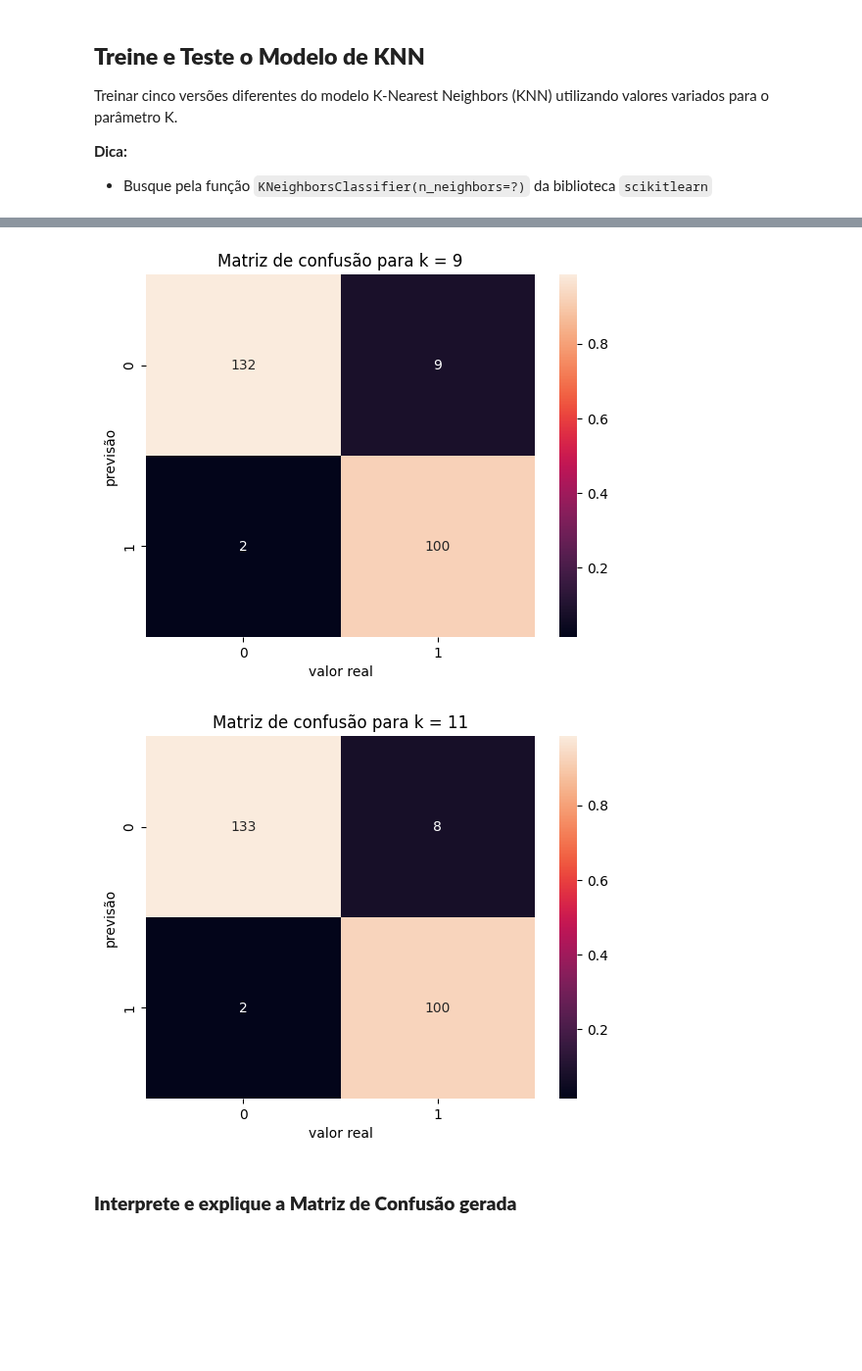
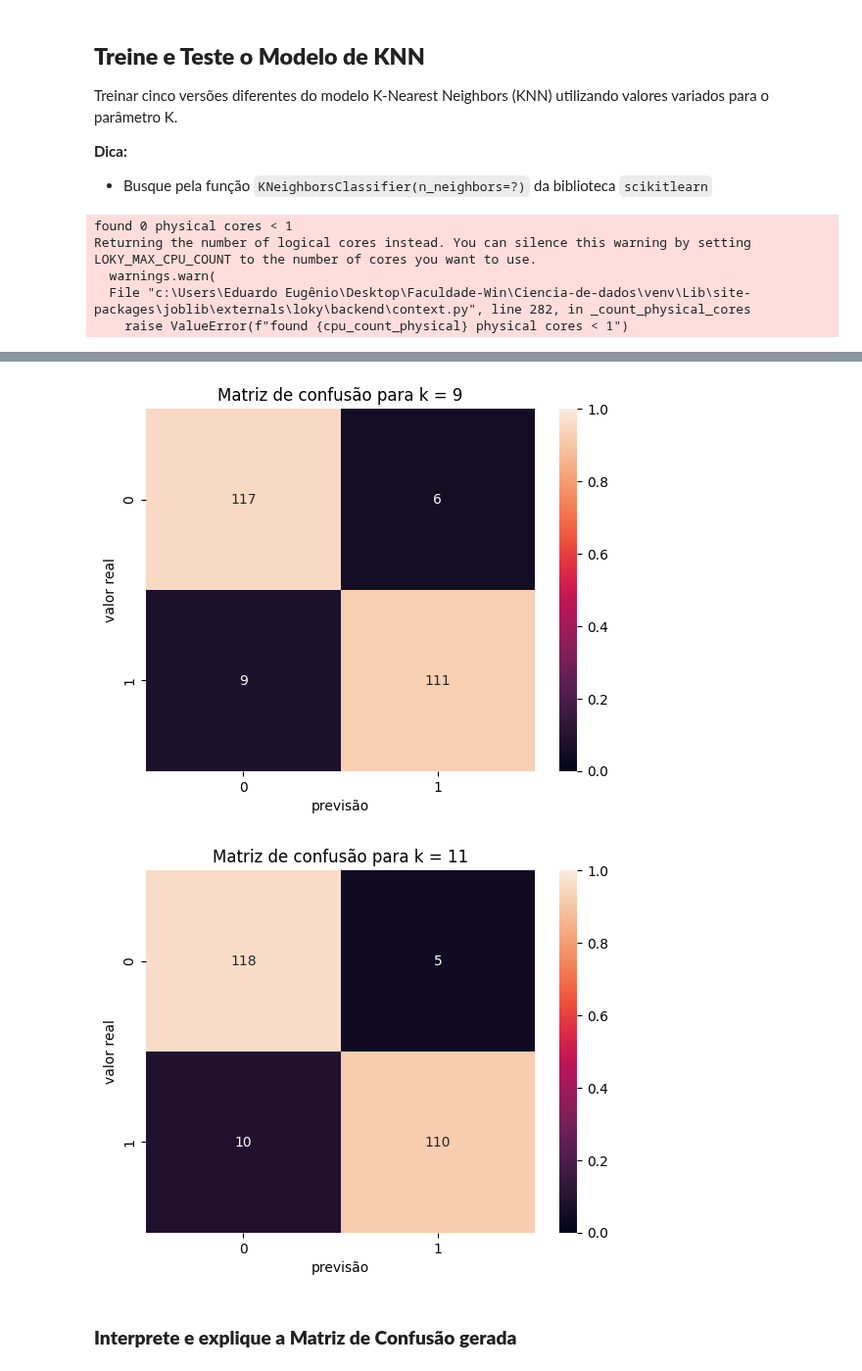
Before and after one commit to Mr-Barros/ENG4502, a Jupyter notebook: Assignment2/Notebook_AvaliacaoModelos_FeatureEngineering_KNN.ipynb, the cells around one changed output, grey strips where cells are left out. Shown at 98% size. Saved outputs shown, nothing was run; the diff lists cells and outputs as text; code cells hidden in the pictures; blank space fills up the shorter version.

```diff
--- a/Assignment2/Notebook_AvaliacaoModelos_FeatureEngineering_KNN.ipynb
+++ b/Assignment2/Notebook_AvaliacaoModelos_FeatureEngineering_KNN.ipynb
@@ -184,13 +184,18 @@ for (i, k) in enumerate(k_values):
 
   #building the confusion matrix
 
-  y_pred = knn[i].predict(X_test)
+  y_pred = knn[i].predict(X_val)
 
-  conf_matrix_color = confusion_matrix(y_test,y_pred, normalize='pred')
-  conf_matrix = confusion_matrix(y_test,y_pred)
-  sns.heatmap(conf_matrix_color, annot=conf_matrix, fmt="g")
+  conf_matrix_color = confusion_matrix(y_val,y_pred, normalize='true')
+  conf_matrix = confusion_matrix(y_val,y_pred)
+  sns.heatmap(conf_matrix_color, annot=conf_matrix, fmt="g", vmin=0, vmax=1)
   plt.title(f"Matriz de confusão para k = {k}")
-  plt.ylabel("previsão")
-  plt.xlabel("valor real")
+  plt.xlabel("previsão")
+  plt.ylabel("valor real")
   plt.show() #0 means that it predicted/is not obese and 1 means that it predicted/is obese
 # %% [output]
+found 0 physical cores < 1
+Returning the number of logical cores instead. You can silence this warning by setting LOKY_MAX_CPU_COUNT to the number of cores you want to use.
+  warnings.warn(
+  File "c:\Users\Eduardo Eugênio\Desktop\Faculdade-Win\Ciencia-de-dados\venv\Lib\site-packages\joblib\externals\loky\backend\context.py", line 282, in _count_physical_cores
+    raise ValueError(f"found {cpu_count_physical} physical cores < 1")
@@ -200,5 +205,5 @@ for (i, k) in enumerate(k_values):
-[figure, old version]
+[figure, new version]
-[figure, old version]
+[figure, new version]
 # %% [markdown]
 ### **Interprete e explique a Matriz de Confusão gerada**
 # %% [markdown]
```
Also changed, not shown: parts of 3 cells of this notebook.
